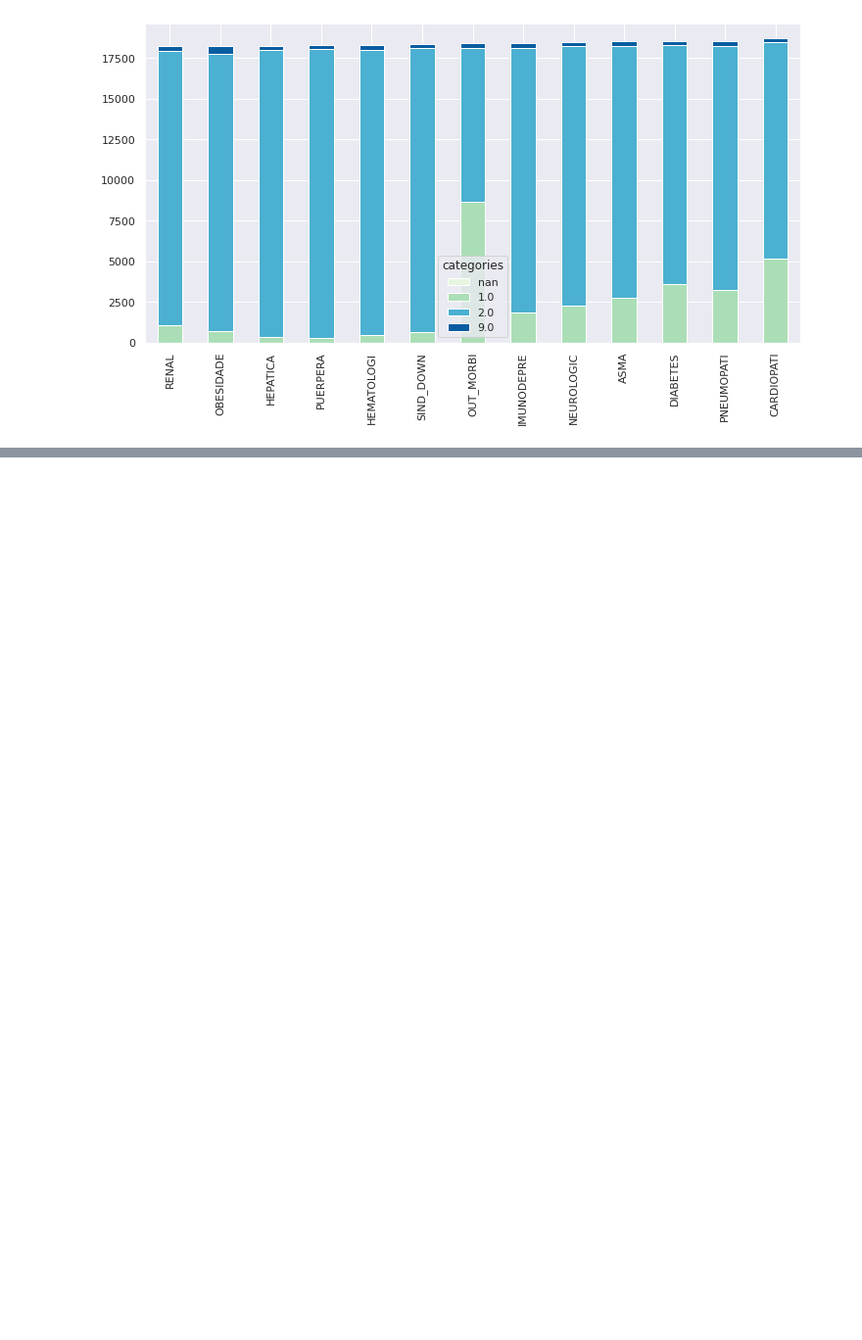
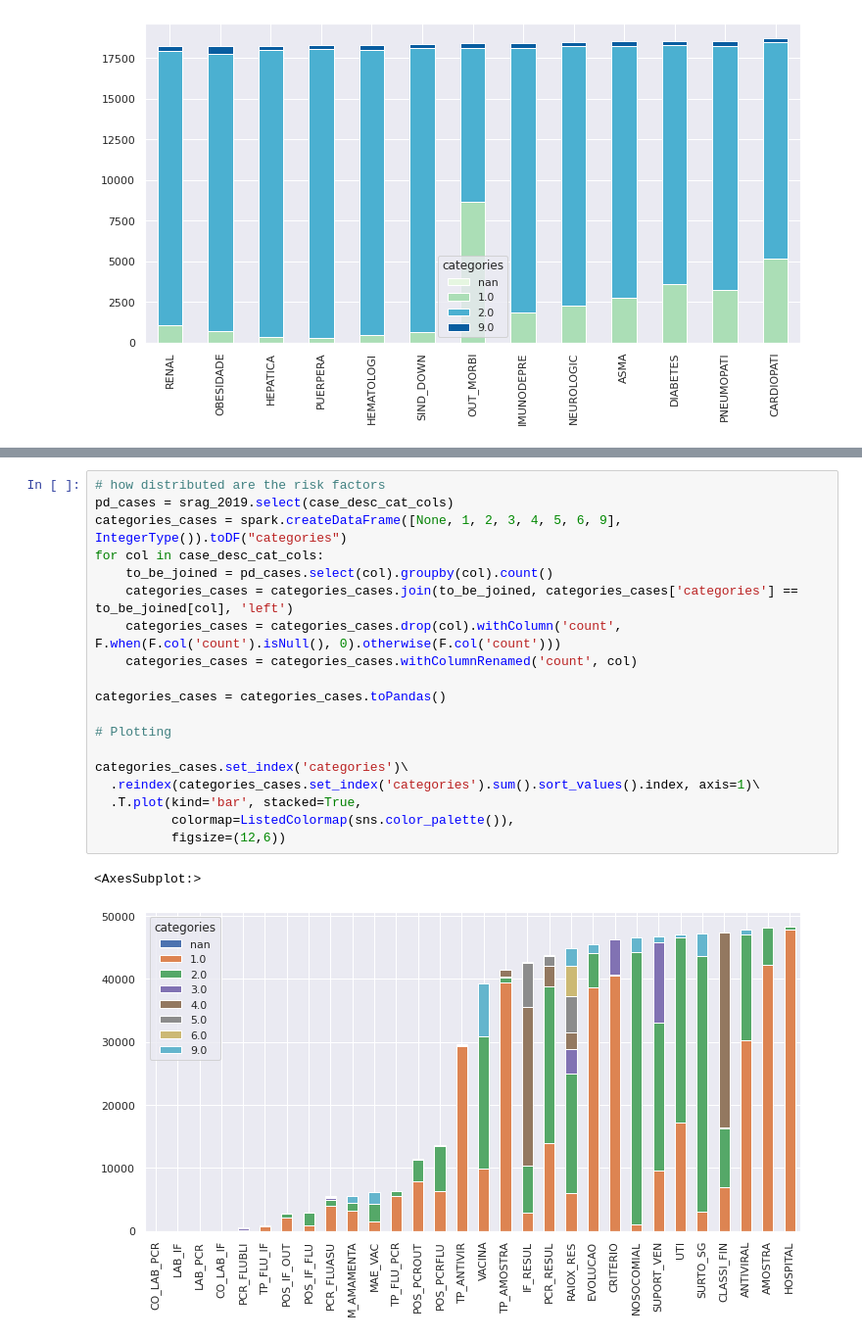
Before and after one commit to pierrepita/super-srag-ai-covid19-google-cidacs, a Jupyter notebook: 03-preprocessing-srag-2019-to-2021.ipynb, the cells around one changed output, grey strips where cells are left out. Shown at 98% size. Drawn from its saved outputs; the diff is of its cells as text; blank space fills up the shorter version.

```diff
--- a/03-preprocessing-srag-2019-to-2021.ipynb
+++ b/03-preprocessing-srag-2019-to-2021.ipynb
@@ -503,0 +575,22 @@ How many cases were filled:  8651
+# %%
+# how distributed are the risk factors
+pd_cases = srag_2019.select(case_desc_cat_cols)
+categories_cases = spark.createDataFrame([None, 1, 2, 3, 4, 5, 6, 9], IntegerType()).toDF("categories")
+for col in case_desc_cat_cols:
+    to_be_joined = pd_cases.select(col).groupby(col).count()
+    categories_cases = categories_cases.join(to_be_joined, categories_cases['categories'] == to_be_joined[col], 'left')
+    categories_cases = categories_cases.drop(col).withColumn('count', F.when(F.col('count').isNull(), 0).otherwise(F.col('count')))
+    categories_cases = categories_cases.withColumnRenamed('count', col)
+
+categories_cases = categories_cases.toPandas()
+
+# Plotting
+
+categories_cases.set_index('categories')\
+  .reindex(categories_cases.set_index('categories').sum().sort_values().index, axis=1)\
+  .T.plot(kind='bar', stacked=True,
+          colormap=ListedColormap(sns.color_palette()),
+          figsize=(12,6))
+# %% [output]
+<AxesSubplot:>
+[figure, added]
```
Also changed, not shown: parts of 353 cells of this notebook.
